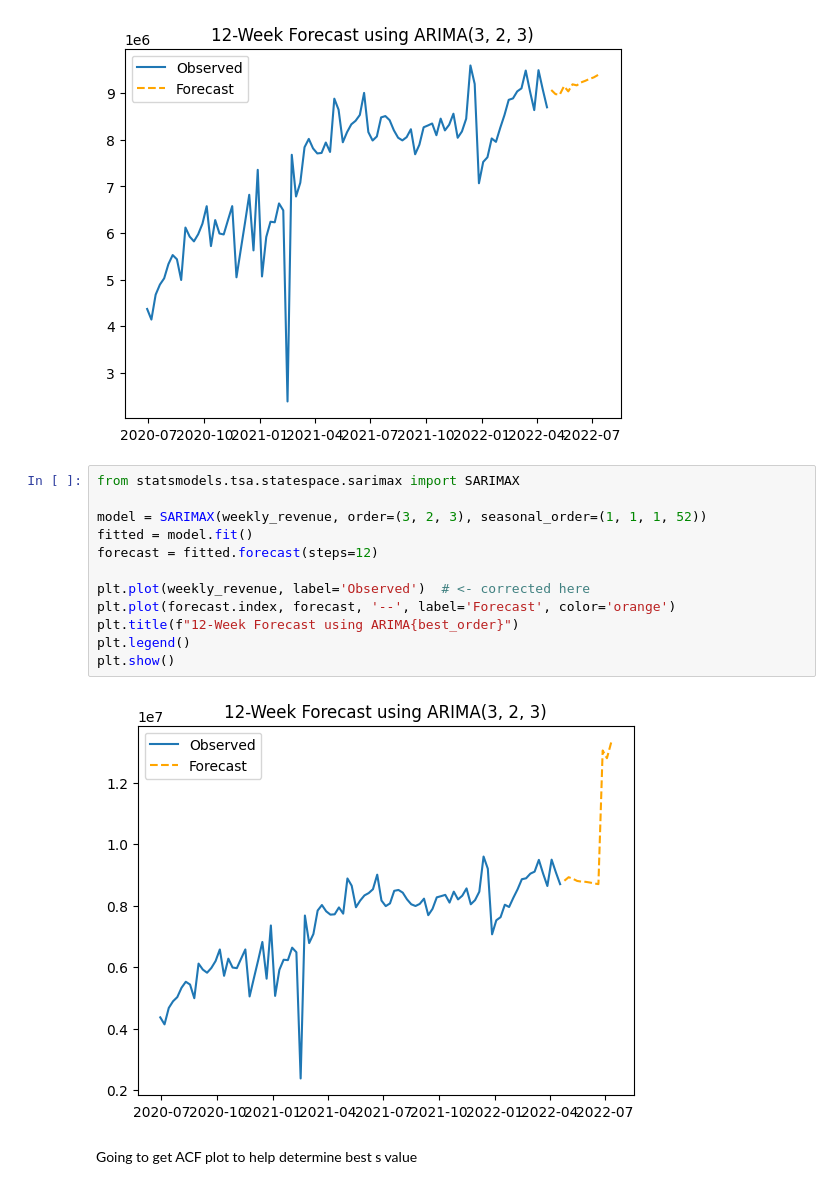
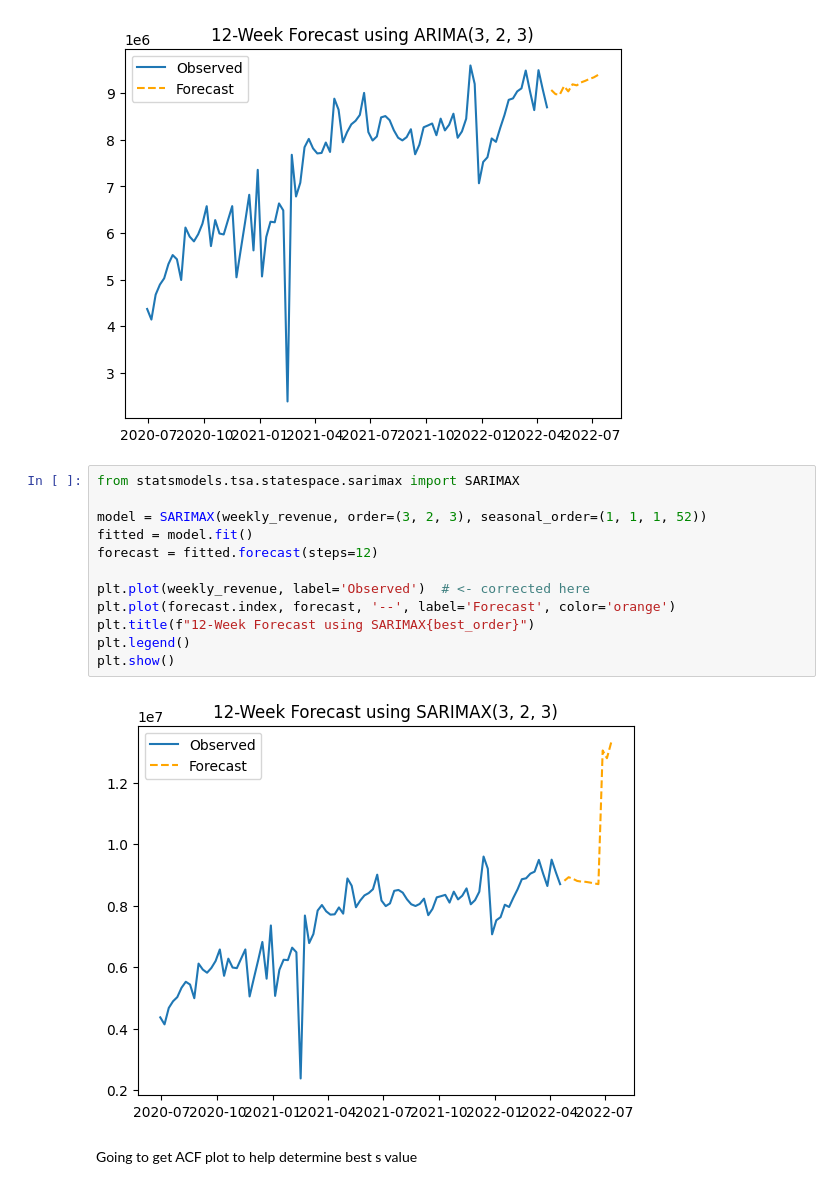
Before and after one commit to drtclem/Sysco, a Jupyter notebook: src/Houston.ipynb, the cells around one changed output. Cells and saved outputs as stored; diff of their text form.

```diff
--- a/src/Houston.ipynb
+++ b/src/Houston.ipynb
@@ -259,17 +257,17 @@ plt.show()
 # %%
 from statsmodels.tsa.statespace.sarimax import SARIMAX
 
 model = SARIMAX(weekly_revenue, order=(3, 2, 3), seasonal_order=(1, 1, 1, 52))
 fitted = model.fit()
 forecast = fitted.forecast(steps=12)
 
 plt.plot(weekly_revenue, label='Observed')  # <- corrected here
 plt.plot(forecast.index, forecast, '--', label='Forecast', color='orange')
-plt.title(f"12-Week Forecast using ARIMA{best_order}")
+plt.title(f"12-Week Forecast using SARIMAX{best_order}")
 plt.legend()
 plt.show()
 # %% [output]
-[figure, old version]
+[figure, new version]
 # %% [markdown]
 Going to get ACF plot to help determine best s value
 # %%
```
Also changed, not shown: parts of 6 cells of this notebook, 6 other files.
